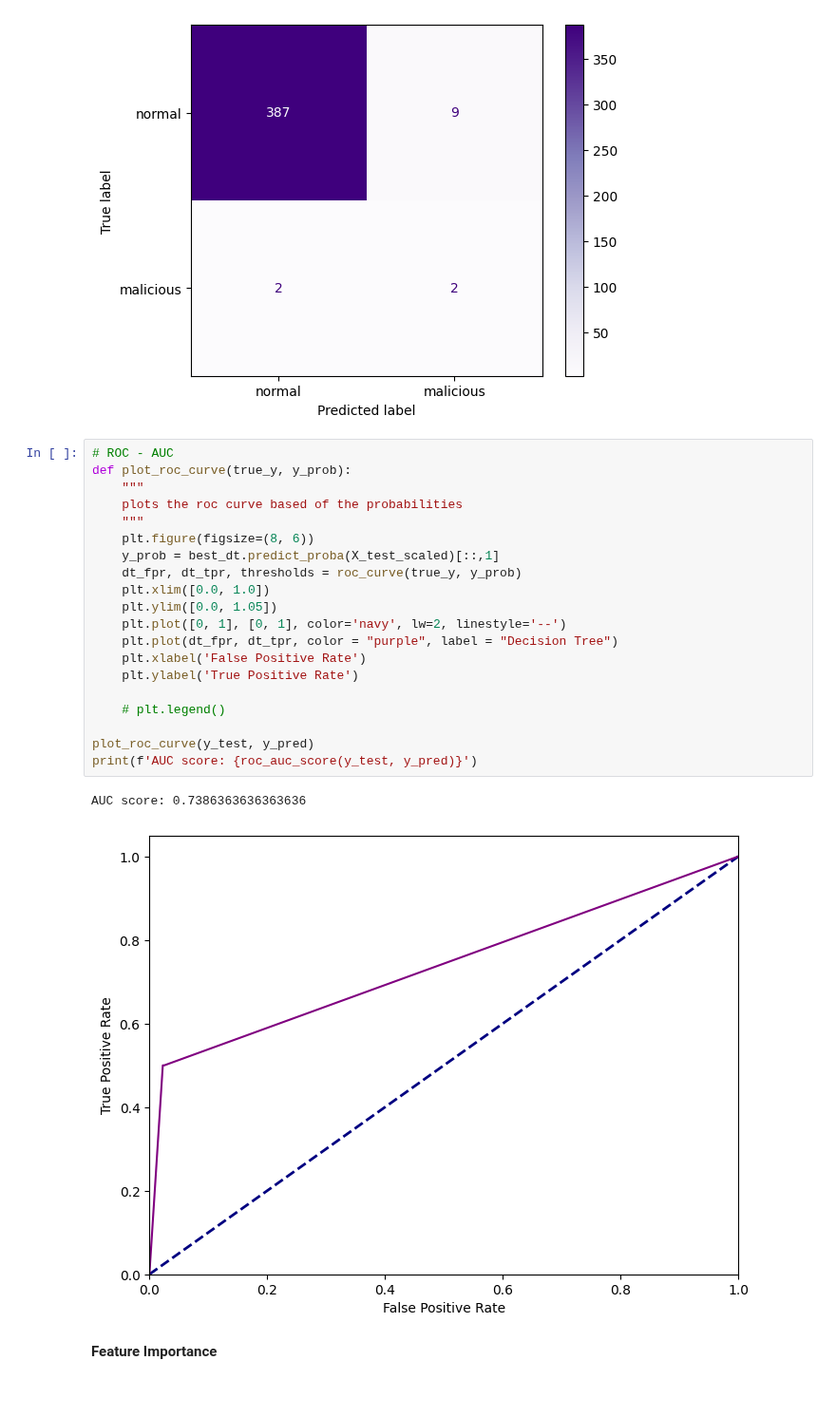
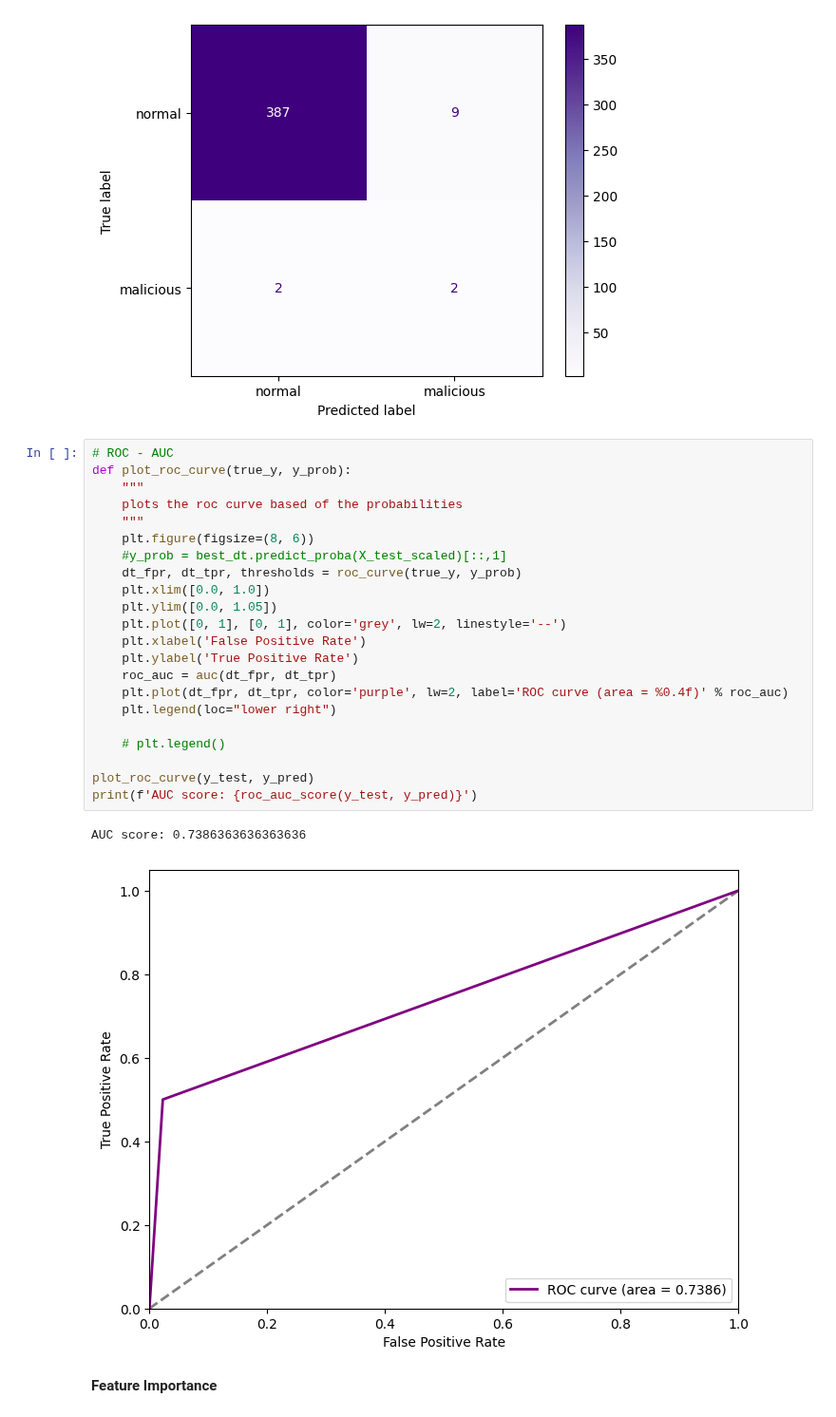
Before and after one commit to mel0778/dsa4263, a Jupyter notebook: notebooks/3A_model_DT.ipynb, the cells around one changed output. Shown at 95% size. Cells and saved outputs as stored; diff of their text form.

```diff
--- a/notebooks/3A_model_DT.ipynb
+++ b/notebooks/3A_model_DT.ipynb
@@ -198,26 +198,28 @@ weighted avg       0.99      0.97      0.98       400
 # %%
 # ROC - AUC
 def plot_roc_curve(true_y, y_prob):
     """
     plots the roc curve based of the probabilities
     """
     plt.figure(figsize=(8, 6))
-    y_prob = best_dt.predict_proba(X_test_scaled)[::,1]
+    #y_prob = best_dt.predict_proba(X_test_scaled)[::,1]
     dt_fpr, dt_tpr, thresholds = roc_curve(true_y, y_prob)
     plt.xlim([0.0, 1.0])
     plt.ylim([0.0, 1.05])
-    plt.plot([0, 1], [0, 1], color='navy', lw=2, linestyle='--')
-    plt.plot(dt_fpr, dt_tpr, color = "purple", label = "Decision Tree")
+    plt.plot([0, 1], [0, 1], color='grey', lw=2, linestyle='--')
     plt.xlabel('False Positive Rate')
     plt.ylabel('True Positive Rate')
+    roc_auc = auc(dt_fpr, dt_tpr)
+    plt.plot(dt_fpr, dt_tpr, color='purple', lw=2, label='ROC curve (area = %0.4f)' % roc_auc)
+    plt.legend(loc="lower right")
 
     # plt.legend()
 
 plot_roc_curve(y_test, y_pred)
 print(f'AUC score: {roc_auc_score(y_test, y_pred)}')
 # %% [output]
 AUC score: 0.7386363636363636
-[figure, old version]
+[figure, new version]
 # %% [markdown]
 **Feature Importance**
 # %%
```
Also changed, not shown: parts of 2 cells of this notebook, 1 other file.
